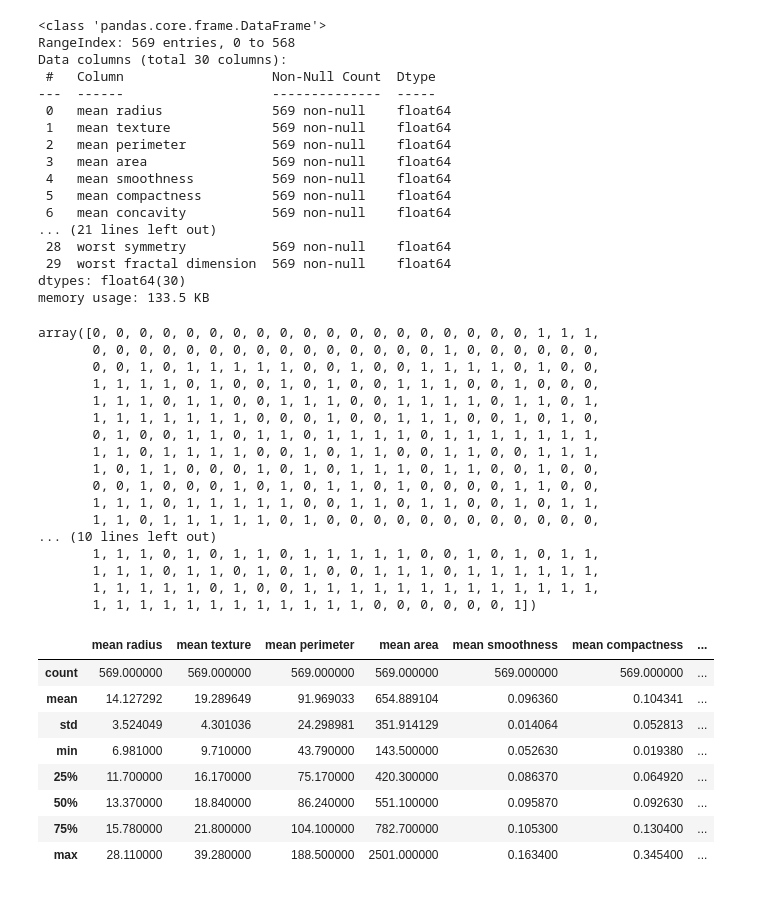
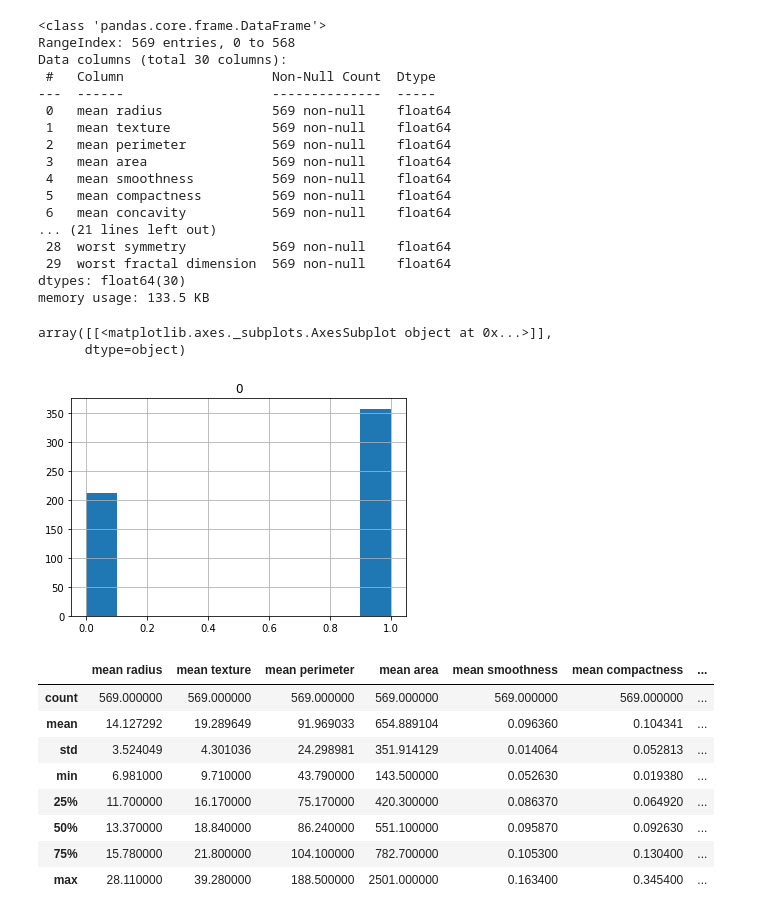
Before and after one commit to bforoura/AML, a Jupyter notebook: breast_cancer_PCA.ipynb, the cells around one changed output. Drawn from its saved outputs; the diff is of its cells as text; code cells hidden in the pictures.

```diff
--- a/breast_cancer_PCA.ipynb
+++ b/breast_cancer_PCA.ipynb
@@ -43,26 +44,12 @@ Data columns (total 30 columns):
 dtypes: float64(30)
 memory usage: 133.5 KB
 # %%
-# The label
+# The label categories: 0 (no cancer)  vs. 1 (cancer)
 
-cancer['target']
+pd.DataFrame(cancer['target']).hist()
 # %% [output]
-array([0, 0, 0, 0, 0, 0, 0, 0, 0, 0, 0, 0, 0, 0, 0, 0, 0, 0, 0, 1, 1, 1,
-       0, 0, 0, 0, 0, 0, 0, 0, 0, 0, 0, 0, 0, 0, 0, 1, 0, 0, 0, 0, 0, 0,
-       0, 0, 1, 0, 1, 1, 1, 1, 1, 0, 0, 1, 0, 0, 1, 1, 1, 1, 0, 1, 0, 0,
-       1, 1, 1, 1, 0, 1, 0, 0, 1, 0, 1, 0, 0, 1, 1, 1, 0, 0, 1, 0, 0, 0,
-       1, 1, 1, 0, 1, 1, 0, 0, 1, 1, 1, 0, 0, 1, 1, 1, 1, 0, 1, 1, 0, 1,
-       1, 1, 1, 1, 1, 1, 1, 0, 0, 0, 1, 0, 0, 1, 1, 1, 0, 0, 1, 0, 1, 0,
-       0, 1, 0, 0, 1, 1, 0, 1, 1, 0, 1, 1, 1, 1, 0, 1, 1, 1, 1, 1, 1, 1,
-       1, 1, 0, 1, 1, 1, 1, 0, 0, 1, 0, 1, 1, 0, 0, 1, 1, 0, 0, 1, 1, 1,
-       1, 0, 1, 1, 0, 0, 0, 1, 0, 1, 0, 1, 1, 1, 0, 1, 1, 0, 0, 1, 0, 0,
-       0, 0, 1, 0, 0, 0, 1, 0, 1, 0, 1, 1, 0, 1, 0, 0, 0, 0, 1, 1, 0, 0,
-       1, 1, 1, 0, 1, 1, 1, 1, 1, 0, 0, 1, 1, 0, 1, 1, 0, 0, 1, 0, 1, 1,
-       1, 1, 0, 1, 1, 1, 1, 1, 0, 1, 0, 0, 0, 0, 0, 0, 0, 0, 0, 0, 0, 0,
-... (10 lines left out)
-       1, 1, 1, 0, 1, 0, 1, 1, 0, 1, 1, 1, 1, 1, 0, 0, 1, 0, 1, 0, 1, 1,
-       1, 1, 1, 0, 1, 1, 0, 1, 0, 1, 0, 0, 1, 1, 1, 0, 1, 1, 1, 1, 1, 1,
-       1, 1, 1, 1, 1, 0, 1, 0, 0, 1, 1, 1, 1, 1, 1, 1, 1, 1, 1, 1, 1, 1,
-       1, 1, 1, 1, 1, 1, 1, 1, 1, 1, 1, 1, 0, 0, 0, 0, 0, 0, 1])
+array([[<matplotlib.axes._subplots.AxesSubplot object at 0x...>]],
+      dtype=object)
+[figure, added]
 # %%
 # Examine range of numeric features
```
Also changed, not shown: parts of 9 cells of this notebook.
